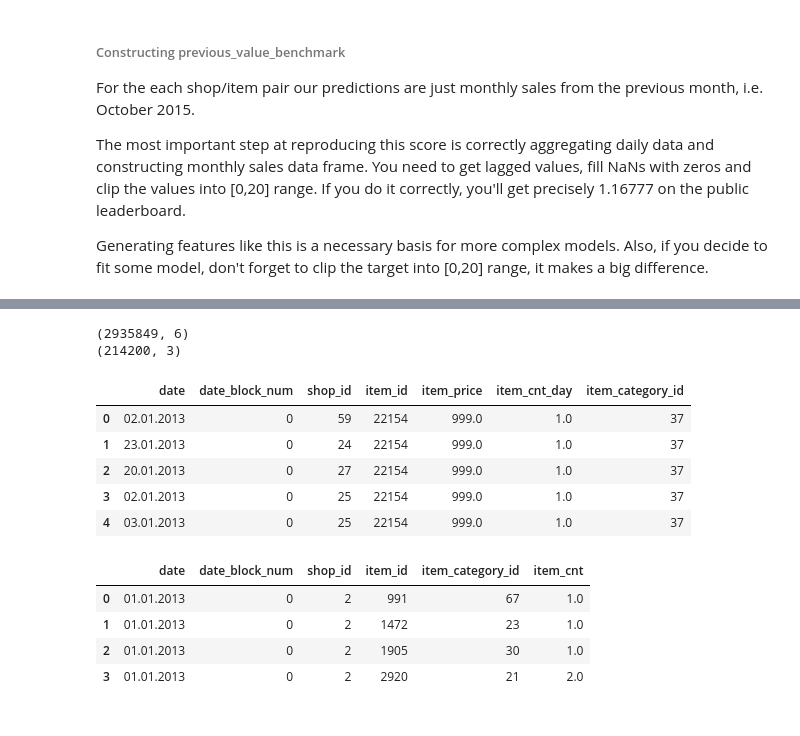
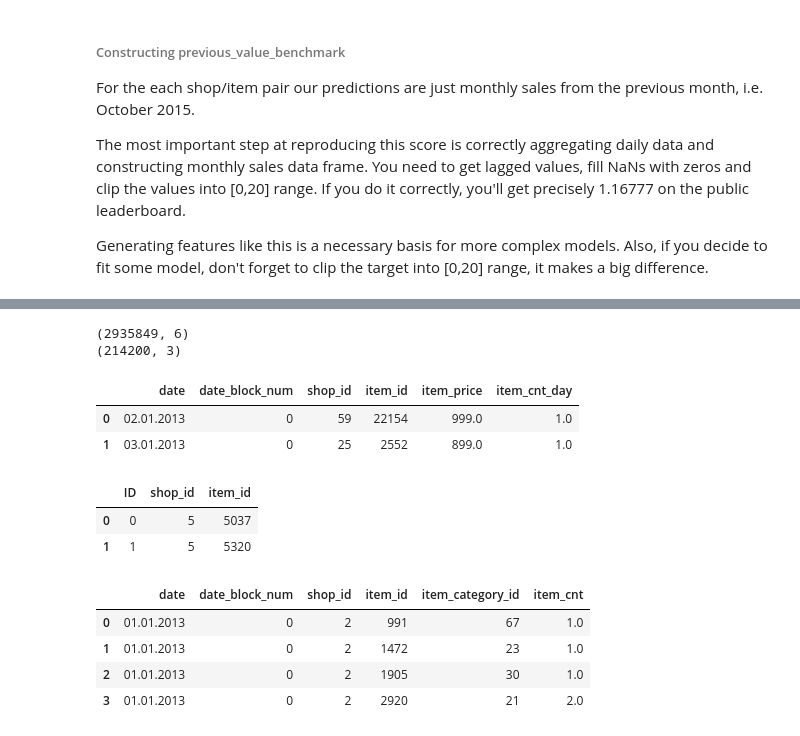
Before and after one commit to purnendu23/predict-future-sales, a Jupyter notebook: predict_future_sales.ipynb, the cells around one changed output, grey strips where cells are left out. Cells and saved outputs as stored; diff of their text form; code cells hidden in the pictures.

```diff
--- a/predict_future_sales.ipynb
+++ b/predict_future_sales.ipynb
@@ -34,7 +34,7 @@ def get_dates_inrange(date1, date2):
 # %%
 DATA_FOLDER = './'
 
-transactions    = pd.read_csv(os.path.join(DATA_FOLDER, 'sales_train.csv.gz'))
+sales    = pd.read_csv(os.path.join(DATA_FOLDER, 'sales_train.csv.gz'))
 items           = pd.read_csv(os.path.join(DATA_FOLDER, 'items.csv'))
 item_categories = pd.read_csv(os.path.join(DATA_FOLDER, 'item_categories.csv'))
 shops           = pd.read_csv(os.path.join(DATA_FOLDER, 'shops.csv'))
@@ -154,6 +189,10 @@ We can use this simillarity to predict for these items
 # %%
-print(transactions.shape)
+print(sales.shape)
 print(test.shape)
+sales.head(2)
 # %% [output]
 (2935849, 6)
 (214200, 3)
+|  | date | date_block_num | shop_id | item_id | item_price | item_cnt_day |
+| 0 | 02.01.2013 | 0 | 59 | 22154 | 999.0 | 1.0 |
+| 1 | 03.01.2013 | 0 | 25 | 2552 | 899.0 | 1.0 |
@@ -166,12 +199,9 @@ transactions = pd.merge(transactions, items[['item_id', 'item_category_id']], on
-# %%
-transactions.head()
-# %% [output]
-|  | date | date_block_num | shop_id | item_id | item_price | item_cnt_day | item_category_id |
-| 0 | 02.01.2013 | 0 | 59 | 22154 | 999.0 | 1.0 | 37 |
-| 1 | 23.01.2013 | 0 | 24 | 22154 | 999.0 | 1.0 | 37 |
-| 2 | 20.01.2013 | 0 | 27 | 22154 | 999.0 | 1.0 | 37 |
-| 3 | 02.01.2013 | 0 | 25 | 22154 | 999.0 | 1.0 | 37 |
-| 4 | 03.01.2013 | 0 | 25 | 22154 | 999.0 | 1.0 | 37 |
+# %%
+test.head(2)
+# %% [output]
+|  | ID | shop_id | item_id |
+| 0 | 0 | 5 | 5037 |
+| 1 | 1 | 5 | 5320 |
 # %%
 # Group the data by [date, shop_id, item_id ] to find the cumulative count. price is ignored for now
 trans_a = transactions.groupby(['date', 'date_block_num', 'shop_id', 'item_id', 'item_category_id'])['item_cnt_day'].sum().reset_index(name='item_cnt')
```
Also changed, not shown: parts of 11 cells of this notebook.
